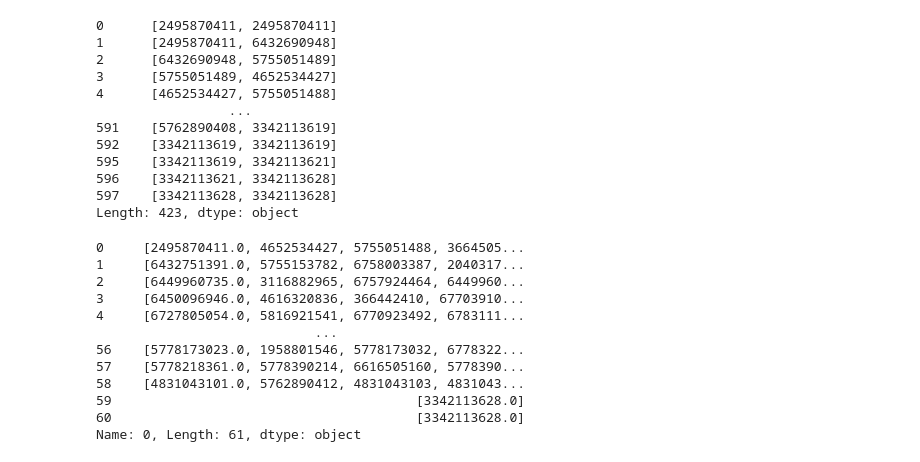
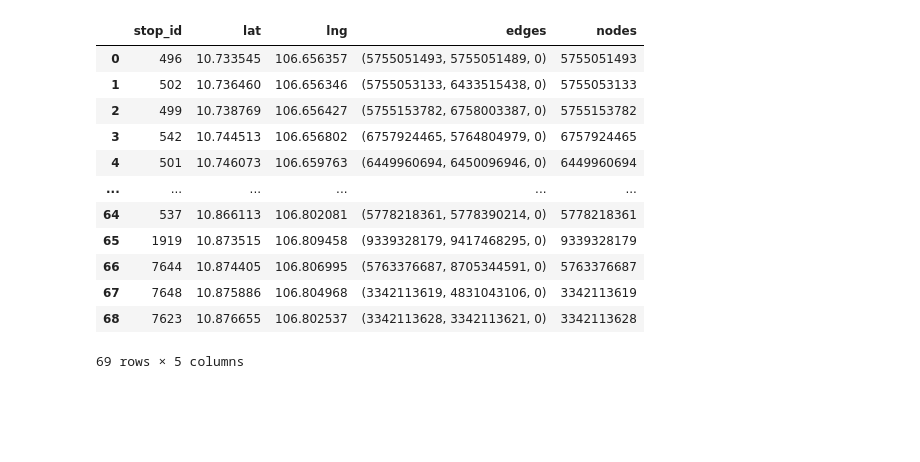
Before and after one commit to ptquang2000/hcm-bus-model, a Jupyter notebook: main.ipynb, the cells around one changed output. Saved outputs shown, nothing was run; the diff lists cells and outputs as text; code cells hidden in the pictures; blank space fills up the shorter version.

```diff
--- a/main.ipynb
+++ b/main.ipynb
@@ -126,43 +173,20 @@ paths
-# %%
-def find_route(path):
-    next_row = path.name + 1 if path.name + 1 < paths.shape[0] else path.name
-    node_ids = ox.shortest_path(G, path["nodes"], paths.iloc[next_row]["nodes"])
-    return node_ids
-routes = paths.apply(find_route, axis="columns", result_type='reduce').drop_duplicates().dropna()
-routes
-# %% [output]
-0      [2495870411, 2495870411]
-1      [2495870411, 6432690948]
-2      [6432690948, 5755051489]
-3      [5755051489, 4652534427]
-4      [4652534427, 5755051488]
-                 ...
-591    [5762890408, 3342113619]
-592    [3342113619, 3342113619]
-595    [3342113619, 3342113621]
-596    [3342113621, 3342113628]
-597    [3342113628, 3342113628]
-Length: 423, dtype: object
-# %%
-paths = buses[0].stations[15].stops_df
-paths["nodes"] = ox.nearest_nodes(G, X=paths["Lng"], Y=paths["Lat"])
-def find_route(path):
-    next_row = path.name + 1 if path.name + 1 < paths.shape[0] else path.name
-    node_ids = ox.shortest_path(G, path["nodes"], paths.iloc[next_row]["nodes"])
-    return node_ids
-routes = paths.apply(find_route, axis="columns", result_type='reduce')
-routes = routes.dropna().reset_index().drop("index", axis="columns")[0]
-routes
-# %% [output]
-0     [2495870411.0, 4652534427, 5755051488, 3664505...
-1     [6432751391.0, 5755153782, 6758003387, 2040317...
-2     [6449960735.0, 3116882965, 6757924464, 6449960...
-3     [6450096946.0, 4616320836, 366442410, 67703910...
-4     [6727805054.0, 5816921541, 6770923492, 6783111...
-                            ...
-56    [5778173023.0, 1958801546, 5778173032, 6778322...
-57    [5778218361.0, 5778390214, 6616505160, 5778390...
-58    [4831043101.0, 5762890412, 4831043103, 4831043...
-59                                       [3342113628.0]
-60                                       [3342113628.0]
-Name: 0, Length: 61, dtype: object
+# %%
+stations = buses[0].stations[15].stops_df
+stations["edges"] = ox.nearest_edges(G, X=stations["lng"], Y=stations["lat"])
+stations.drop_duplicates(subset="edges", inplace=True)
+stations["nodes"] = stations.apply(lambda station: station["edges"][0], axis="columns")
+stations
+# %% [output]
+|  | stop_id | lat | lng | edges | nodes |
+| 0 | 496 | 10.733545 | 106.656357 | (5755051493, 5755051489, 0) | 5755051493 |
+| 1 | 502 | 10.736460 | 106.656346 | (5755053133, 6433515438, 0) | 5755053133 |
+| 2 | 499 | 10.738769 | 106.656427 | (5755153782, 6758003387, 0) | 5755153782 |
+| 3 | 542 | 10.744513 | 106.656802 | (6757924465, 5764804979, 0) | 6757924465 |
+| 4 | 501 | 10.746073 | 106.659763 | (6449960694, 6450096946, 0) | 6449960694 |
+| ... | ... | ... | ... | ... | ... |
+| 64 | 537 | 10.866113 | 106.802081 | (5778218361, 5778390214, 0) | 5778218361 |
+| 65 | 1919 | 10.873515 | 106.809458 | (9339328179, 9417468295, 0) | 9339328179 |
+| 66 | 7644 | 10.874405 | 106.806995 | (5763376687, 8705344591, 0) | 5763376687 |
+| 67 | 7648 | 10.875886 | 106.804968 | (3342113619, 4831043106, 0) | 3342113619 |
+| 68 | 7623 | 10.876655 | 106.802537 | (3342113628, 3342113621, 0) | 3342113628 |
+69 rows × 5 columns
```
Also changed, not shown: parts of 13 cells of this notebook.
